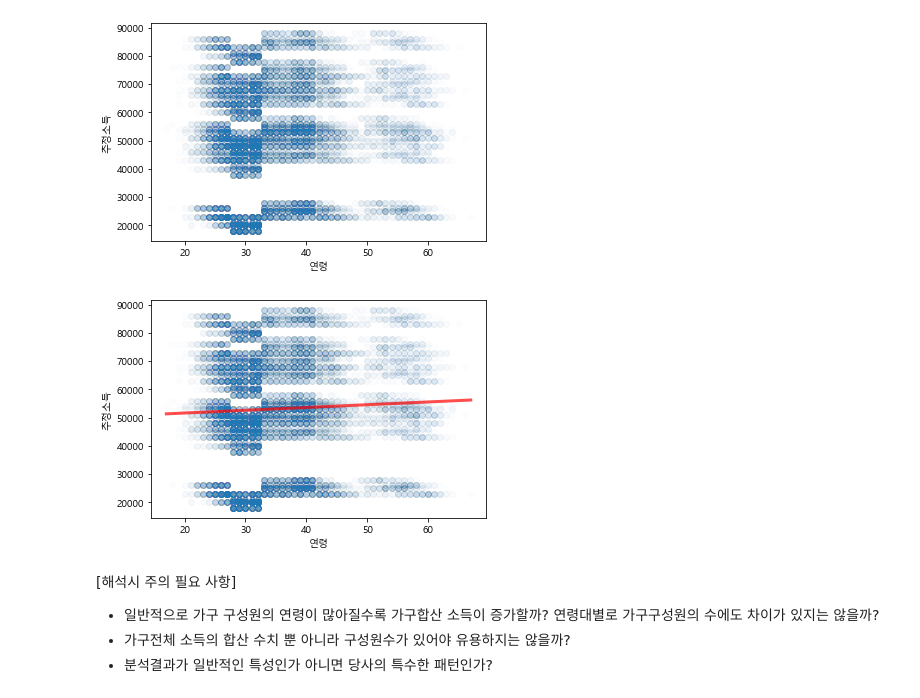
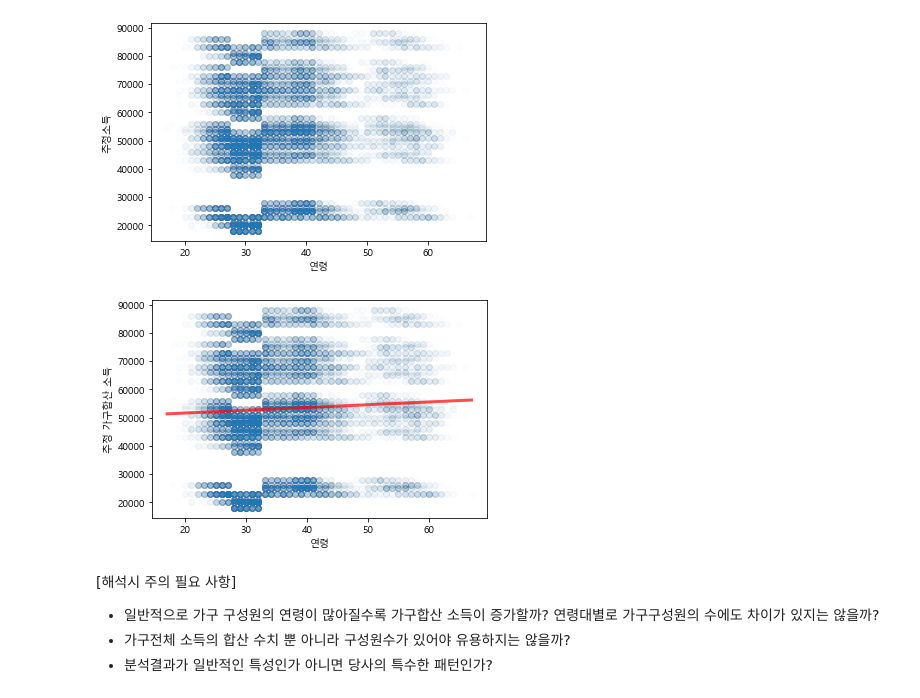
Before and after one commit to stillxyxon/fashionRetailAnalysis2022, a Jupyter notebook: M5A_salesForecast_regression.ipynb, the cells around one changed output. Saved outputs shown, nothing was run; the diff lists cells and outputs as text; code cells hidden in the pictures.

```diff
--- a/M5A_salesForecast_regression.ipynb
+++ b/M5A_salesForecast_regression.ipynb
@@ -345,20 +350,21 @@ plt.show()
 # %%
 # 산점도에 회귀분석을 통한 회귀선 추가
 
 plt.scatter(dfctmpa1.age, dfctmpa1.hh_income, alpha=0.01)
 plt.xlabel('연령')
-plt.ylabel('추정소득')
+plt.ylabel('추정 가구합산 소득')
 
 varx = dfctmpa1.age
 vary = dfctmpa1.hh_income
+
 # 선형회귀선 추가
 plt.plot(np.unique(varx), np.poly1d(np.polyfit(varx, vary, 1))(np.unique(varx)),
          color='red', linewidth=3, alpha=0.7)
 plt.show()
 
-# 선형적인 관계만 보면 연령이 많을수록 가구합산소득이 많은 관계
+# 선형적인 관계만 보면 연령이 많을수록 가구합산소득이 좀 더 많은 관계
 # %% [output]
-[figure, old version]
+[figure, new version]
 # %% [markdown]
 [해석시 주의 필요 사항]
 - 일반적으로 가구 구성원의 연령이 많아질수록 가구합산 소득이 증가할까? 연령대별로 가구구성원의 수에도 차이가 있지는 않을까?
```
Also changed, not shown: parts of 61 cells of this notebook, 1 other file.
